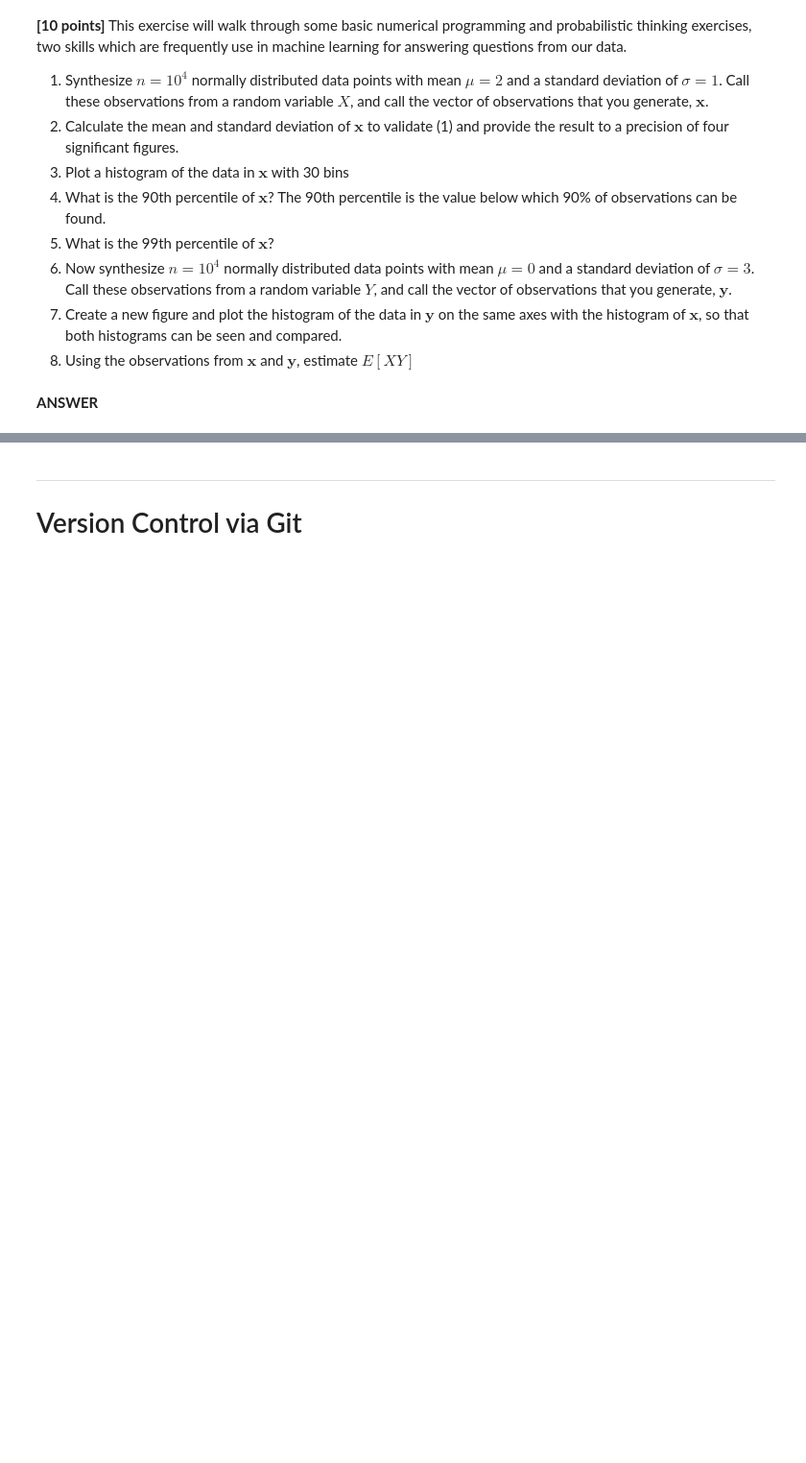
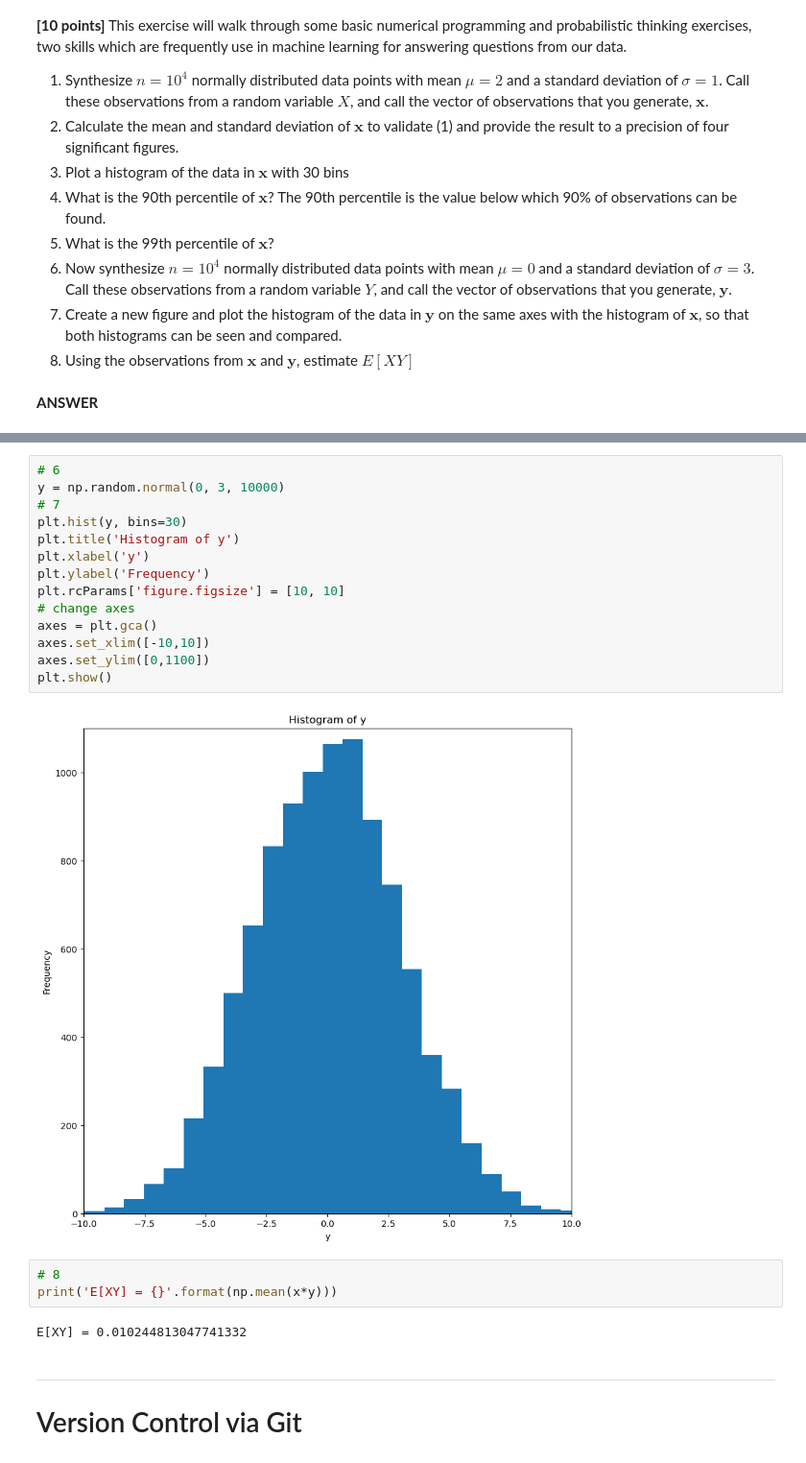
Before and after one commit to cake-dev/ml_class_stuff, a Jupyter notebook: assignments/Assignment_1.ipynb, the cells around one changed output, grey strips where cells are left out. Shown: that part at 96% size. Saved outputs shown, nothing was run; the diff lists cells and outputs as text; blank space fills up the shorter version.

```diff
--- a/assignments/Assignment_1.ipynb
+++ b/assignments/Assignment_1.ipynb
@@ -398,3 +503,24 @@ Your output should use the `print()` function as follows (where the # symbols re
+# %%
+# 6
+y = np.random.normal(0, 3, 10000)
+# 7
+plt.hist(y, bins=30)
+plt.title('Histogram of y')
+plt.xlabel('y')
+plt.ylabel('Frequency')
+plt.rcParams['figure.figsize'] = [10, 10]
+# change axes
+axes = plt.gca()
+axes.set_xlim([-10,10])
+axes.set_ylim([0,1100])
+plt.show()
+# %% [output]
+[figure, added]
+# %%
+# 8
+print('E[XY] = {}'.format(np.mean(x*y)))
+# %% [output]
+E[XY] = 0.010244813047741332
 # %% [markdown]
 ---
 
```
Also changed, not shown: parts of 7 cells of this notebook, 1 other file.
